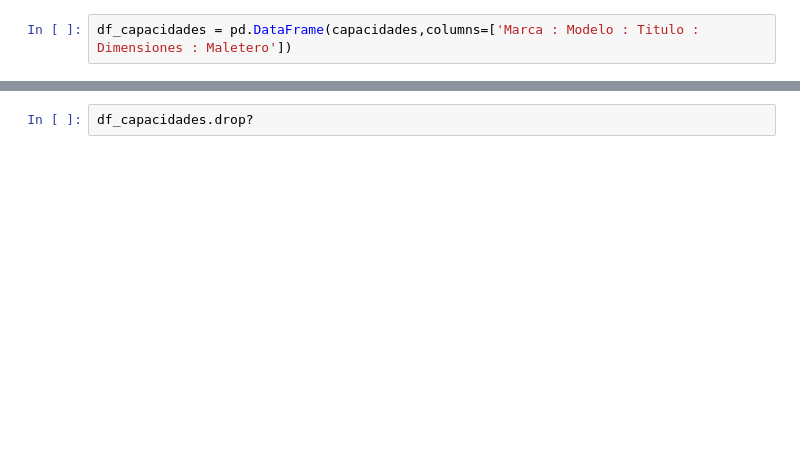
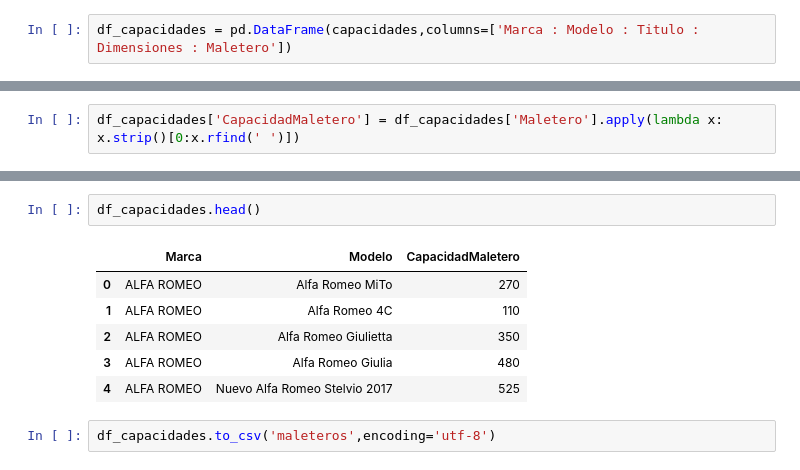
Before and after one commit to prealfer/TFM_Recomendador_de_automoviles, a Jupyter notebook: Scrapeo-Maleteros.ipynb, the cells around one changed output, grey strips where cells are left out. Drawn from its saved outputs; the diff is of its cells as text; blank space fills up the shorter version.

```diff
--- a/Scrapeo-Maleteros.ipynb
+++ b/Scrapeo-Maleteros.ipynb
@@ -74 +74,3 @@ df_capacidades
+# %%
+df_capacidades['CapacidadMaletero'] = df_capacidades['Maletero'].apply(lambda x: x.strip()[0:x.rfind(' ')])
 # %%
@@ -78,2 +78,11 @@ ValueError: labels ['1'] not contained in axis
 # %%
-df_capacidades.drop?
+df_capacidades.head()
+# %% [output]
+|  | Marca | Modelo | CapacidadMaletero |
+| 0 | ALFA ROMEO | Alfa Romeo MiTo | 270 |
+| 1 | ALFA ROMEO | Alfa Romeo 4C | 110 |
+| 2 | ALFA ROMEO | Alfa Romeo Giulietta | 350 |
+| 3 | ALFA ROMEO | Alfa Romeo Giulia | 480 |
+| 4 | ALFA ROMEO | Nuevo Alfa Romeo Stelvio 2017 | 525 |
+# %%
+df_capacidades.to_csv('maleteros',encoding='utf-8')
```
Also changed, not shown: parts of 12 cells of this notebook, 2 other files.
